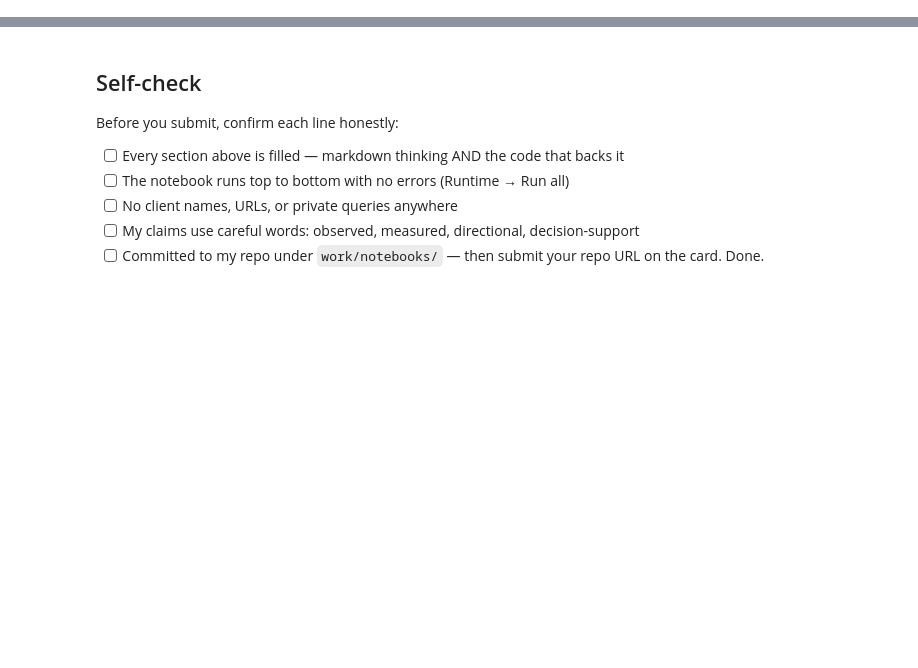
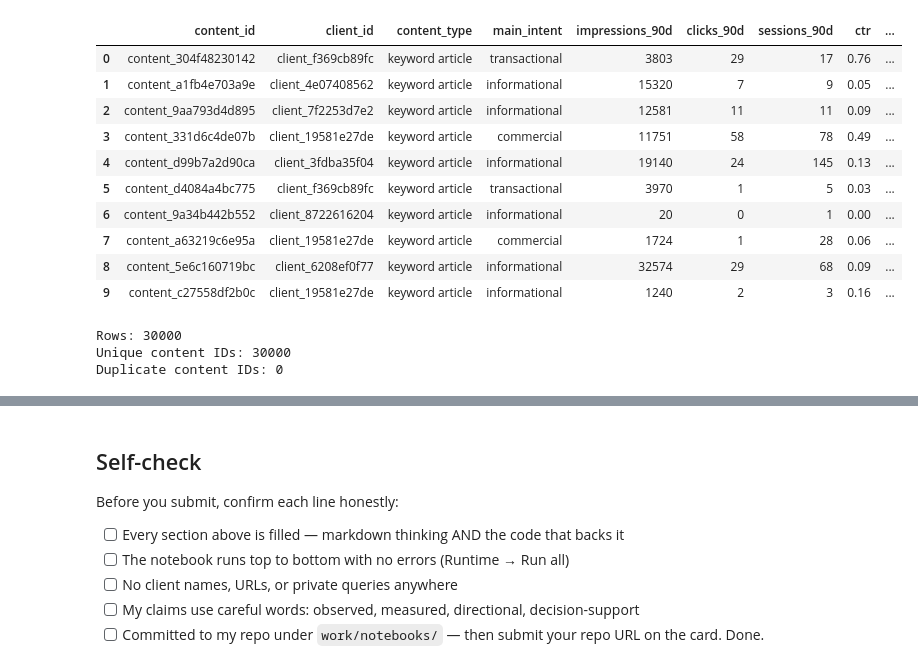
Before and after one commit to jh-emon002/flyrank-intern, a Jupyter notebook: work/notebooks/w02_ml_task_framing.ipynb, the cells around one changed output, grey strips where cells are left out. Drawn from its saved outputs; the diff is of its cells as text; code cells hidden in the pictures; blank space fills up the shorter version.

```diff
--- a/work/notebooks/w02_ml_task_framing.ipynb
+++ b/work/notebooks/w02_ml_task_framing.ipynb
@@ -43,0 +59,15 @@ This skeleton is yours to fill. Work the sections **in order** — each one has
+# %%
+lane_df = df.copy()
+
+lane_df["is_declining_proxy"] = (
+    lane_df["trend_direction"].eq("down").astype(int)
+)
+
+target_counts = lane_df["is_declining_proxy"].value_counts().sort_index()
+
+print(target_counts)
+
+print(
+    f"\nProxy-positive rate: "
+    f"{lane_df['is_declining_proxy'].mean():.1%}"
+)
@@ -43,0 +124,41 @@ This skeleton is yours to fill. Work the sections **in order** — each one has
+# %%
+display_cols = [
+    "content_id",
+    "client_id",
+    "content_type",
+    "main_intent",
+    "impressions_90d",
+    "clicks_90d",
+    "sessions_90d",
+    "ctr",
+    "avg_position",
+    "content_age_days",
+    "days_since_last_update",
+    "word_count",
+    "is_declining_proxy",
+]
+
+lane_df[display_cols].head(10)
+# %% [output]
+|  | content_id | client_id | content_type | main_intent | impressions_90d | clicks_90d | sessions_90d | ctr | ... |
+| 0 | content_304f48230142 | client_f369cb89fc | keyword article | transactional | 3803 | 29 | 17 | 0.76 | ... |
+| 1 | content_a1fb4e703a9e | client_4e07408562 | keyword article | informational | 15320 | 7 | 9 | 0.05 | ... |
+| 2 | content_9aa793d4d895 | client_7f2253d7e2 | keyword article | informational | 12581 | 11 | 11 | 0.09 | ... |
+| 3 | content_331d6c4de07b | client_19581e27de | keyword article | commercial | 11751 | 58 | 78 | 0.49 | ... |
+| 4 | content_d99b7a2d90ca | client_3fdba35f04 | keyword article | informational | 19140 | 24 | 145 | 0.13 | ... |
+| 5 | content_d4084a4bc775 | client_f369cb89fc | keyword article | transactional | 3970 | 1 | 5 | 0.03 | ... |
+| 6 | content_9a34b442b552 | client_8722616204 | keyword article | informational | 20 | 0 | 1 | 0.00 | ... |
+| 7 | content_a63219c6e95a | client_19581e27de | keyword article | commercial | 1724 | 1 | 28 | 0.06 | ... |
+| 8 | content_5e6c160719bc | client_6208ef0f77 | keyword article | informational | 32574 | 29 | 68 | 0.09 | ... |
+| 9 | content_c27558df2b0c | client_19581e27de | keyword article | informational | 1240 | 2 | 3 | 0.16 | ... |
+# %%
+print("Rows:", len(lane_df))
+print("Unique content IDs:", lane_df["content_id"].nunique())
+print(
+    "Duplicate content IDs:",
+    lane_df["content_id"].duplicated().sum()
+)
+# %% [output]
+Rows: 30000
+Unique content IDs: 30000
+Duplicate content IDs: 0
```
Also changed, not shown: parts of 21 cells of this notebook.
